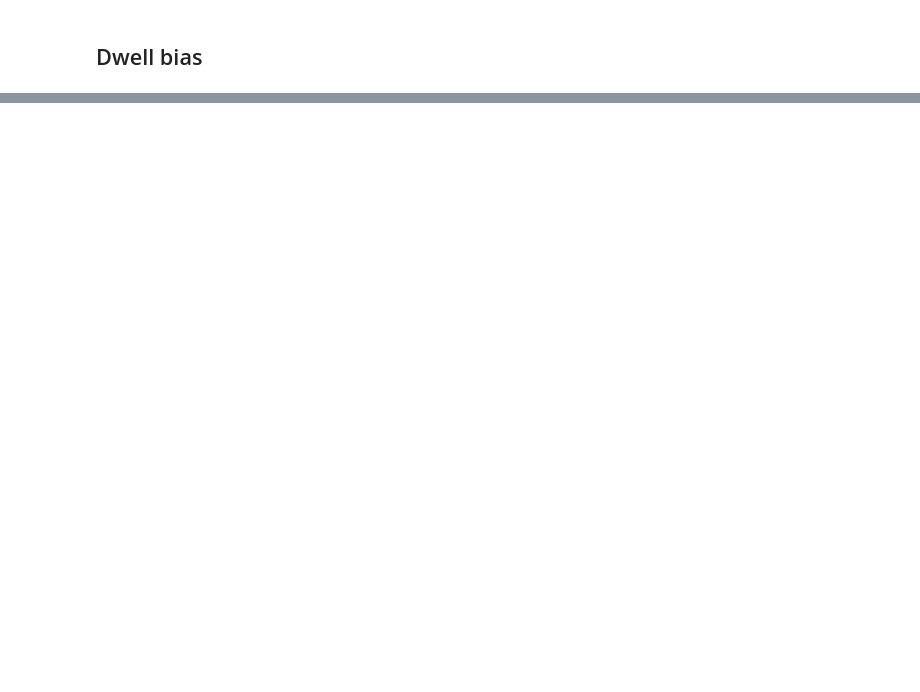
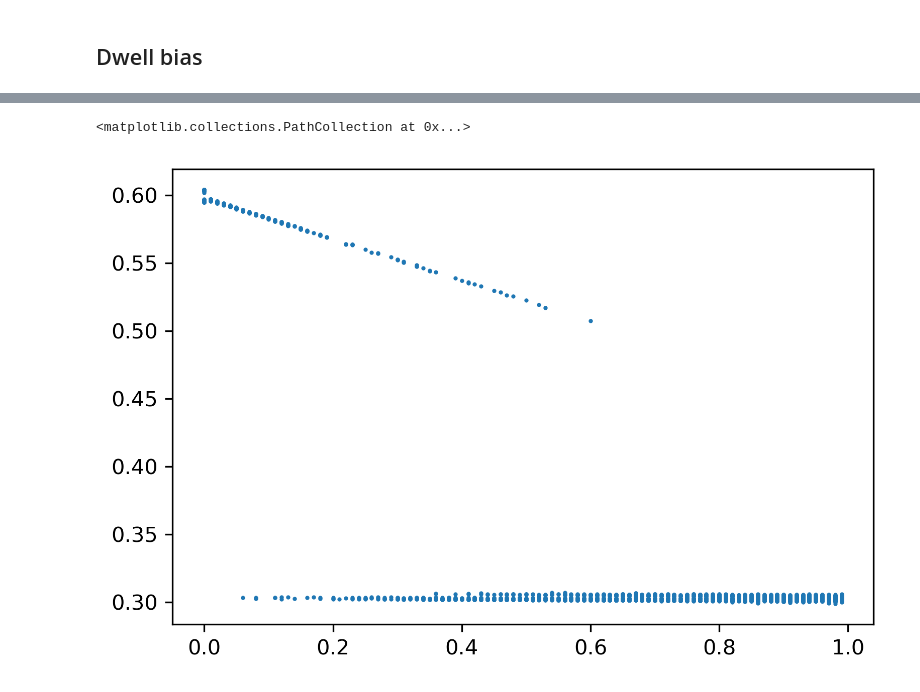
Before and after one commit to YutongB/Opinion-Dynamics, a Jupyter notebook: notebooks/fracpartisan.ipynb, the cells around one changed output, grey strips where cells are left out. Saved outputs shown, nothing was run; the diff lists cells and outputs as text; code cells hidden in the pictures; blank space fills up the shorter version.

```diff
--- a/notebooks/fracpartisan.ipynb
+++ b/notebooks/fracpartisan.ipynb
@@ -128,0 +125,12 @@ plt.plot([mean[-1] for mean in result.non_partisans_mean])
+# %%
+end_belief = []
+for result in results:
+    for sim in result.sims:
+        y = find_start_of_stability(sim)
+        if y is not None:
+            end_belief.append((result.partisans, sim.non_partisans_mean[y]))
+
+plt.scatter(*zip(*end_belief), s=1)
+# %% [output]
+<matplotlib.collections.PathCollection at 0x...>
+[figure, added]
```
Also changed, not shown: parts of 42 cells of this notebook, 12 other files.
